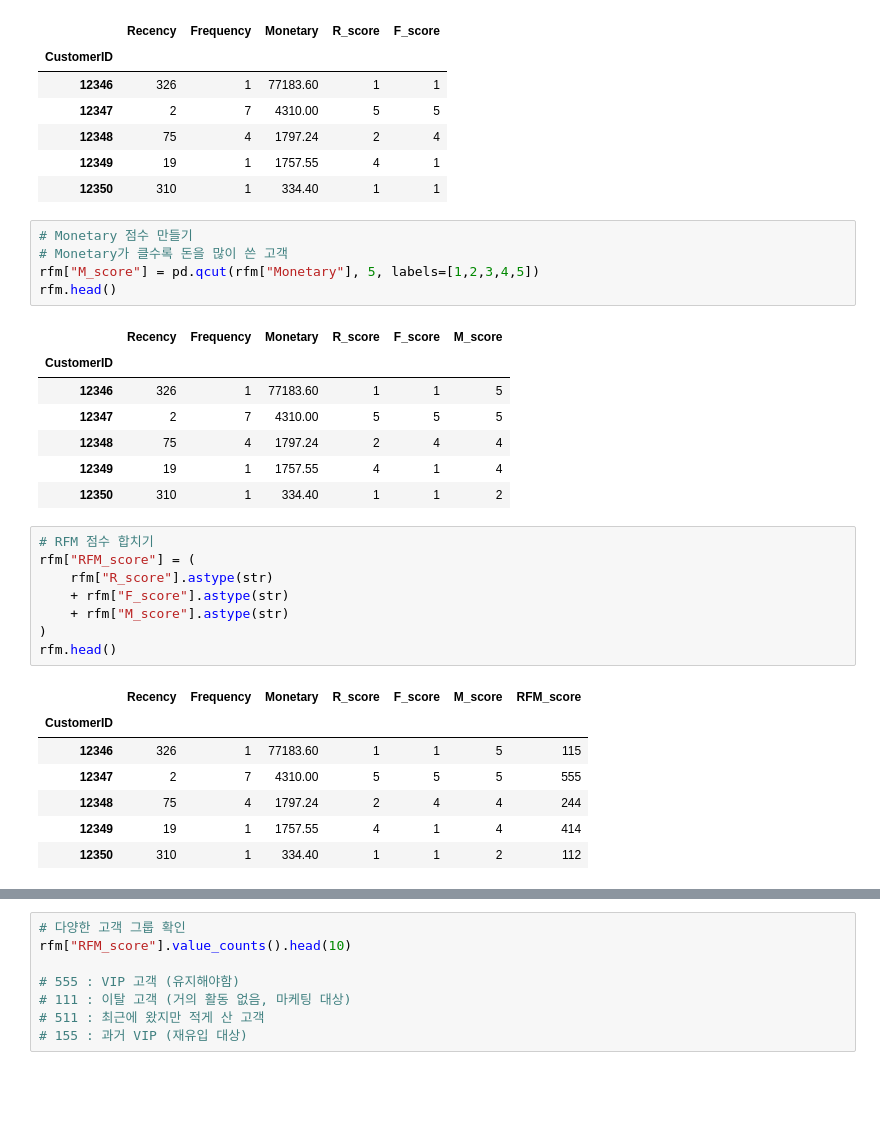
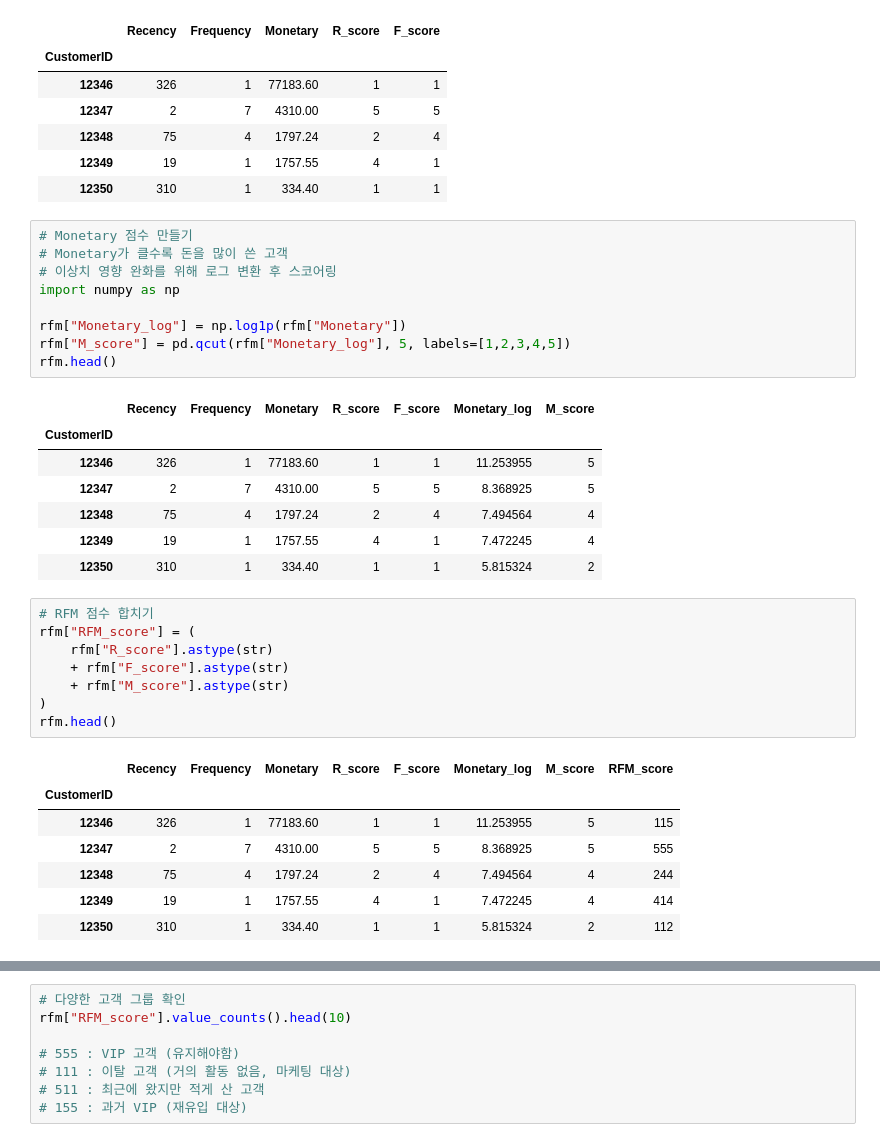
Before and after one commit to hyunsung6608/online-retail-rfm-analysis, a Jupyter notebook: notebooks/rfm_analysis.ipynb, the cells around one changed output, grey strips where cells are left out. Cells and saved outputs as stored; diff of their text form; blank space fills up the shorter version.

```diff
--- a/notebooks/rfm_analysis.ipynb
+++ b/notebooks/rfm_analysis.ipynb
@@ -331,16 +331,20 @@ rfm.head()
 # %%
 # Monetary 점수 만들기
 # Monetary가 클수록 돈을 많이 쓴 고객
-rfm["M_score"] = pd.qcut(rfm["Monetary"], 5, labels=[1,2,3,4,5])
+# 이상치 영향 완화를 위해 로그 변환 후 스코어링
+import numpy as np
+
+rfm["Monetary_log"] = np.log1p(rfm["Monetary"])
+rfm["M_score"] = pd.qcut(rfm["Monetary_log"], 5, labels=[1,2,3,4,5])
 rfm.head()
 # %% [output]
-|  | Recency | Frequency | Monetary | R_score | F_score | M_score |
-| CustomerID |  |  |  |  |  |  |
-| 12346 | 326 | 1 | 77183.60 | 1 | 1 | 5 |
-| 12347 | 2 | 7 | 4310.00 | 5 | 5 | 5 |
-| 12348 | 75 | 4 | 1797.24 | 2 | 4 | 4 |
-| 12349 | 19 | 1 | 1757.55 | 4 | 1 | 4 |
-| 12350 | 310 | 1 | 334.40 | 1 | 1 | 2 |
+|  | Recency | Frequency | Monetary | R_score | F_score | Monetary_log | M_score |
+| CustomerID |  |  |  |  |  |  |  |
+| 12346 | 326 | 1 | 77183.60 | 1 | 1 | 11.253955 | 5 |
+| 12347 | 2 | 7 | 4310.00 | 5 | 5 | 8.368925 | 5 |
+| 12348 | 75 | 4 | 1797.24 | 2 | 4 | 7.494564 | 4 |
+| 12349 | 19 | 1 | 1757.55 | 4 | 1 | 7.472245 | 4 |
+| 12350 | 310 | 1 | 334.40 | 1 | 1 | 5.815324 | 2 |
 # %%
 # RFM 점수 합치기
 rfm["RFM_score"] = (
@@ -350,13 +354,13 @@ rfm["RFM_score"] = (
 )
 rfm.head()
 # %% [output]
-|  | Recency | Frequency | Monetary | R_score | F_score | M_score | RFM_score |
-| CustomerID |  |  |  |  |  |  |  |
-| 12346 | 326 | 1 | 77183.60 | 1 | 1 | 5 | 115 |
-| 12347 | 2 | 7 | 4310.00 | 5 | 5 | 5 | 555 |
-| 12348 | 75 | 4 | 1797.24 | 2 | 4 | 4 | 244 |
-| 12349 | 19 | 1 | 1757.55 | 4 | 1 | 4 | 414 |
-| 12350 | 310 | 1 | 334.40 | 1 | 1 | 2 | 112 |
+|  | Recency | Frequency | Monetary | R_score | F_score | Monetary_log | M_score | RFM_score |
+| CustomerID |  |  |  |  |  |  |  |  |
+| 12346 | 326 | 1 | 77183.60 | 1 | 1 | 11.253955 | 5 | 115 |
+| 12347 | 2 | 7 | 4310.00 | 5 | 5 | 8.368925 | 5 | 555 |
+| 12348 | 75 | 4 | 1797.24 | 2 | 4 | 7.494564 | 4 | 244 |
+| 12349 | 19 | 1 | 1757.55 | 4 | 1 | 7.472245 | 4 | 414 |
+| 12350 | 310 | 1 | 334.40 | 1 | 1 | 5.815324 | 2 | 112 |
 # %%
 # VIP 고객 찾기
 rfm[rfm["RFM_score"] == "555"]
```
Also changed, not shown: parts of 12 cells of this notebook, 6 other files.
